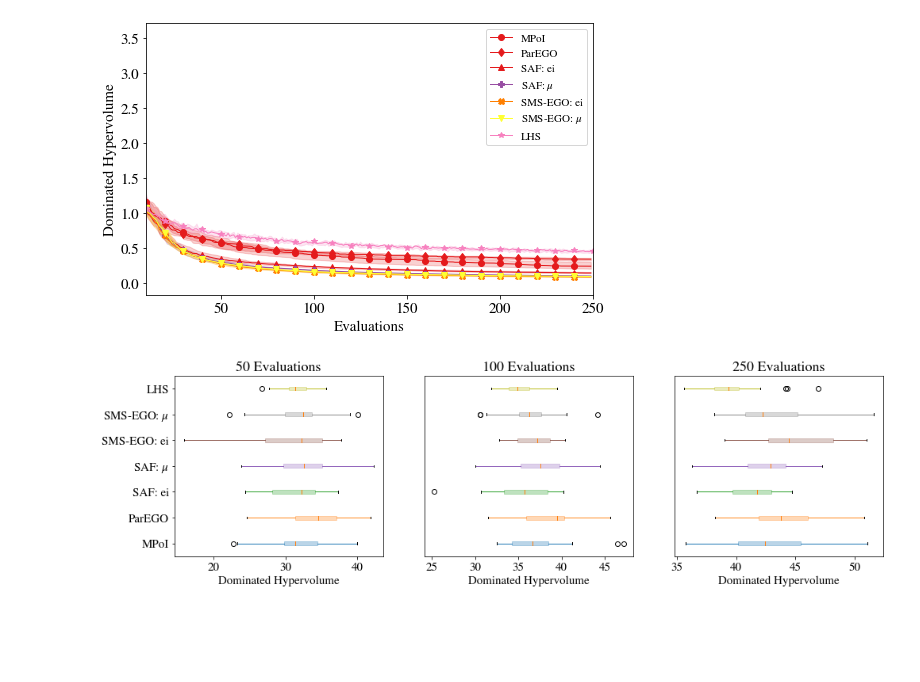
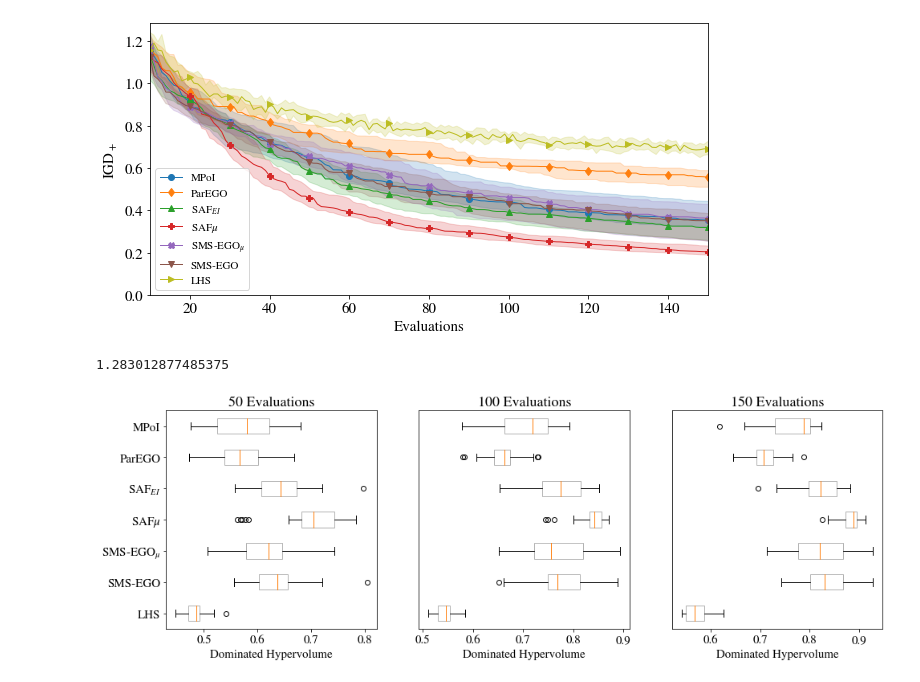
Before and after one commit to FinleyGibson/SAF_EMO, a Jupyter notebook: experiments/template/analysis.ipynb, the cells around one changed output. Cells and saved outputs as stored; diff of their text form; code cells hidden in the pictures; blank space fills up the shorter version.

```diff
--- a/experiments/template/analysis.ipynb
+++ b/experiments/template/analysis.ipynb
@@ -13,8 +13,9 @@ import numpy as np
 import matplotlib
 import matplotlib.pyplot as plt
 # %%
-names = ['Mpoi', 'ParEgo', 'Saf_ei', 'Saf_$\\mu$', 'SmsEgo_ei', 'SmsEgo_$\\mu$', 'lhs']
-true_names = ['MPoI', 'ParEGO', 'SAF: ei', 'SAF: $\mu$', 'SMS-EGO: ei', 'SMS-EGO: $\mu$', 'LHS']
+names = ['Mpoi', 'ParEgo', 'Saf_ei', 'Saf_$\\mu$', 'SmsEgo_ei', 'SmsEgo_$\\mu$', 'lhs', 'SmsEgoMu', 'SmsEgo']
+true_names = ['MPoI', 'ParEGO', 'SAF$_{EI}$', 'SAF${\mu}$', 'SMS-EGO: ei old', 'SMS-EGO: $\mu$ old', 'LHS', 'SMS-EGO$_\mu$', "SMS-EGO"]
+
 D_names = {a:b for a, b in zip(names, true_names)}
 # %%
 # establish up data paths
@@ -22,12 +23,12 @@ try:
     get_ipython().__class__.__name__
     script_dir = os.path.dirname(os.path.realpath(__file__))
 except:
-     script_dir = './'
+     script_dir = os.getcwd()
 results_dir = os.path.join(script_dir, "log_data/")
 result_dirs = sorted(os.listdir(results_dir))
 
 pkl_dir = os.path.join(script_dir, "pkl_data/")
-pkl_filename = pkl_dir+'results_new.pkl'
+pkl_filename = pkl_dir+'results__newsms.pkl'
 if not os.path.isdir(pkl_dir):
     os.makedirs(pkl_dir)
 # %%
@@ -152,10 +184,15 @@ def save_fig(fig, name=None):
 # %%
-fig_hv = plt.figure(figsize=[8, 5])
+fig_hv = plt.figure(figsize=[10, 5])
 ax_hv = fig_hv.gca()
 for result, color, marker in zip(results.values(), colors, markers):
-    plot_measure(result, measure="hypervolume", axis=ax_hv, plot_individuals=False, color=color, marker=marker)
+    if result['name'] not in  ['SMS-EGO: ei old', 'SMS-EGO: $\mu$ old']:
+        plot_measure(result, measure="hypervolume", axis=ax_hv, plot_individuals=False, color=color, marker=marker)
+
+lower_y = result['hypervolume'][0][11]*0.8
+# ax_hv.set_ylim([lower_y, ax_hv.get_ylim()[1]*1.1])
 ax_hv.set_xlabel("Evaluations")
 ax_hv.set_ylabel("Dominated Hypervolume")
 ax_hv.legend()
+ax_hv.axhline(1.0, linestyle="--", c="lightgrey")
 save_fig(fig_hv, "hv_plot")
 # %% [output]
@@ -163,42 +200,54 @@ save_fig(fig_hv, "hv_plot")
 # %%
-fig_igd = plt.figure(figsize=[8, 5])
+fig_igd = plt.figure(figsize=[10, 5])
 ax_igd = fig_igd.gca()
 for result, color, marker,in zip(results.values(), colors, markers):
-    plot_measure(result, measure="igd+", axis=ax_igd, plot_individuals=False, color=color, marker=marker)
-ax_igd.set_xlim([10, 250])
+    if result['name'] not in  ['SMS-EGO: ei old', 'SMS-EGO: $\mu$ old']:
+        plot_measure(result, measure="igd+", axis=ax_igd, plot_individuals=False, color=color, marker=marker)
+upper_y = result['igd+'][0][11]*1.2
+ax_igd.set_ylim([0., upper_y])
 ax_igd.set_xlabel("Evaluations")
-ax_igd.set_ylabel("Dominated Hypervolume")
+ax_igd.set_ylabel("IGD$_+$")
 ax_igd.legend()
 
 save_fig(fig_igd, "igd_plot")
 # %% [output]
-[figure, old version]
+[figure, new version]
+# %%
+print(upper_y)
+# %% [output]
+1.283012877485375
 # %%
 fig_hv_box = plt.figure(figsize=[16, 5])
 fig_hv_box.tight_layout()
 ax_hv_050 = fig_hv_box.add_subplot(1,3,1)
 ax_hv_100 = fig_hv_box.add_subplot(1,3,2)
 ax_hv_250 = fig_hv_box.add_subplot(1,3,3)
 ax_hv_100.get_yaxis().set_visible(False)
 ax_hv_250.get_yaxis().set_visible(False)
-for i, result, color, marker,in zip(range(len(results)), results.values(), colors, markers):
-    boxprops= {'color':color, 'facecolor':color, 'alpha':0.3}
-    whiskerprops= {'color':color}
-    meanprops = {"marker": marker, 'markerfacecolor': color, 'markeredgecolor': color}
-    ax_hv_050.boxplot([hpv[50] for hpv in result["hypervolume"]], positions = [i], labels=[result["name"]], patch_artist=True, boxprops=boxprops, whiskerprops=whiskerprops, meanprops=meanprops, showmeans=False, vert=False)
-    ax_hv_100.boxplot([hpv[100] for hpv in result["hypervolume"]], positions = [i], labels=[result["name"]], patch_artist=True, boxprops=boxprops, whiskerprops=whiskerprops, meanprops=meanprops, showmeans=False, vert=False)
-    ax_hv_250.boxplot([hpv[-1] for hpv in result["hypervolume"]], positions = [i], labels=[result["name"]], patch_artist=True, boxprops=boxprops, whiskerprops=whiskerprops, meanprops=meanprops, showmeans=False, vert=False)
+i = 6
+for result, color, marker,in zip(results.values(), colors, markers):
+    if result['name'] not in  ['SMS-EGO: ei old', 'SMS-EGO: $\mu$ old']:
+        boxprops= {'color':"k", 'facecolor':'white', 'alpha':0.3}
+#         whiskerprops= {'color':color}
+#         meanprops = {"marker": marker, 'markerfacecolor': color, 'markeredgecolor': color}
+#         ax_hv_050.boxplot([hpv[50] for hpv in result["hypervolume"]], positions = [i], labels=[result["name"]], patch_artist=True, boxprops=boxprops, whiskerprops=whiskerprops, meanprops=meanprops, showmeans=False, vert=False)
+#         ax_hv_100.boxplot([hpv[100] for hpv in result["hypervolume"]], positions = [i], labels=[result["name"]], patch_artist=True, boxprops=boxprops, whiskerprops=whiskerprops, meanprops=meanprops, showmeans=False, vert=False)
+#         ax_hv_250.boxplot([hpv[150] for hpv in result["hypervolume"]], positions = [i], labels=[result["name"]], patch_artist=True, boxprops=boxprops, whiskerprops=whiskerprops, meanprops=meanprops, showmeans=False, vert=False)
+        ax_hv_050.boxplot([hpv[50] for hpv in result["hypervolume"]], positions = [i], labels=[result["name"]], patch_artist=True, boxprops=boxprops, widths=[.5],  showmeans=False, vert=False)
+        ax_hv_100.boxplot([hpv[100] for hpv in result["hypervolume"]], positions = [i], labels=[result["name"]], patch_artist=True, boxprops=boxprops, widths=[.5], showmeans=False, vert=False)
+        ax_hv_250.boxplot([hpv[150] for hpv in result["hypervolume"]], positions = [i], labels=[result["name"]], patch_artist=True, boxprops=boxprops, widths=[.5], showmeans=False, vert=False)
+        i-=1
 
 ax_hv_050.set_xlabel('Dominated Hypervolume')
 ax_hv_050.set_title('50 Evaluations')
 ax_hv_100.set_xlabel('Dominated Hypervolume')
 ax_hv_100.set_title('100 Evaluations')
 ax_hv_250.set_xlabel('Dominated Hypervolume')
-ax_hv_250.set_title('250 Evaluations')
+ax_hv_250.set_title('150 Evaluations')
 
 save_fig(fig_hv_box, "hv_boxplot")
 # %% [output]
-[figure, old version]
+[figure, new version]
 # %%
 fig_igd_box = plt.figure(figsize=[16, 5])
 fig_igd_box.tight_layout()
```
Also changed, not shown: parts of 8 cells of this notebook, 1 other file.
